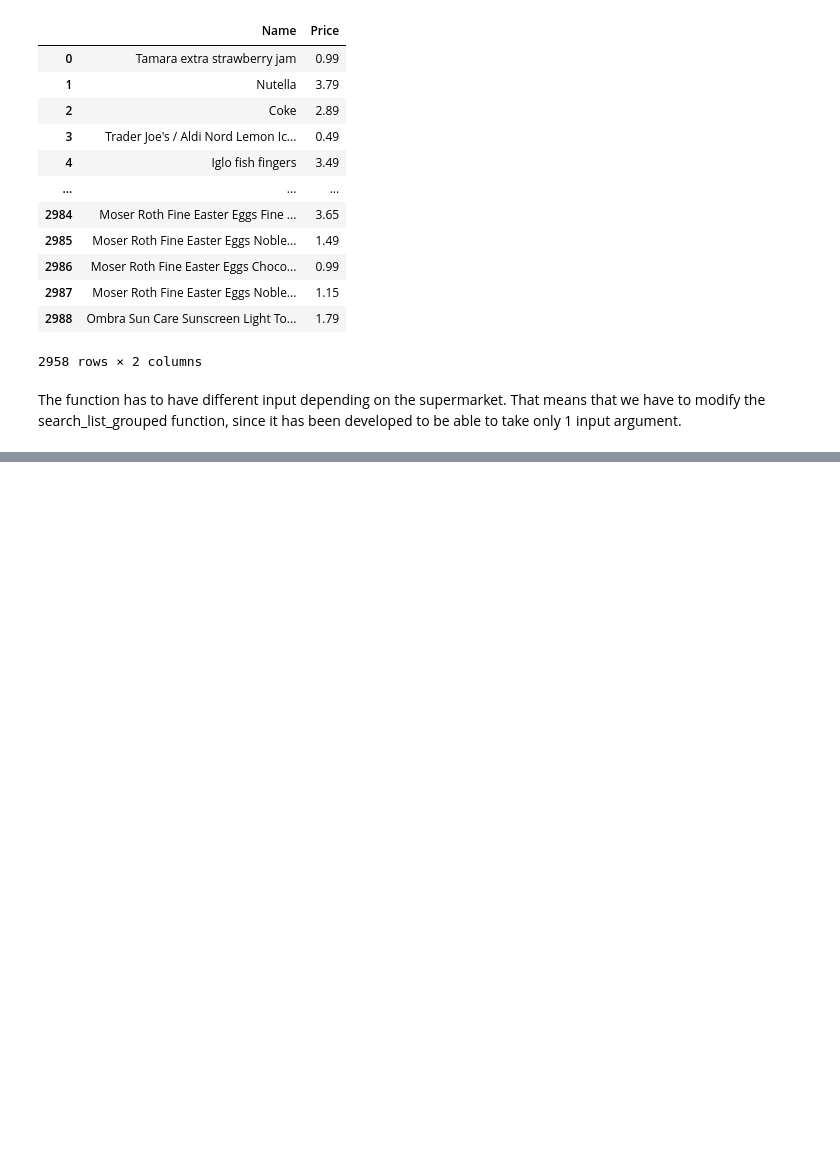
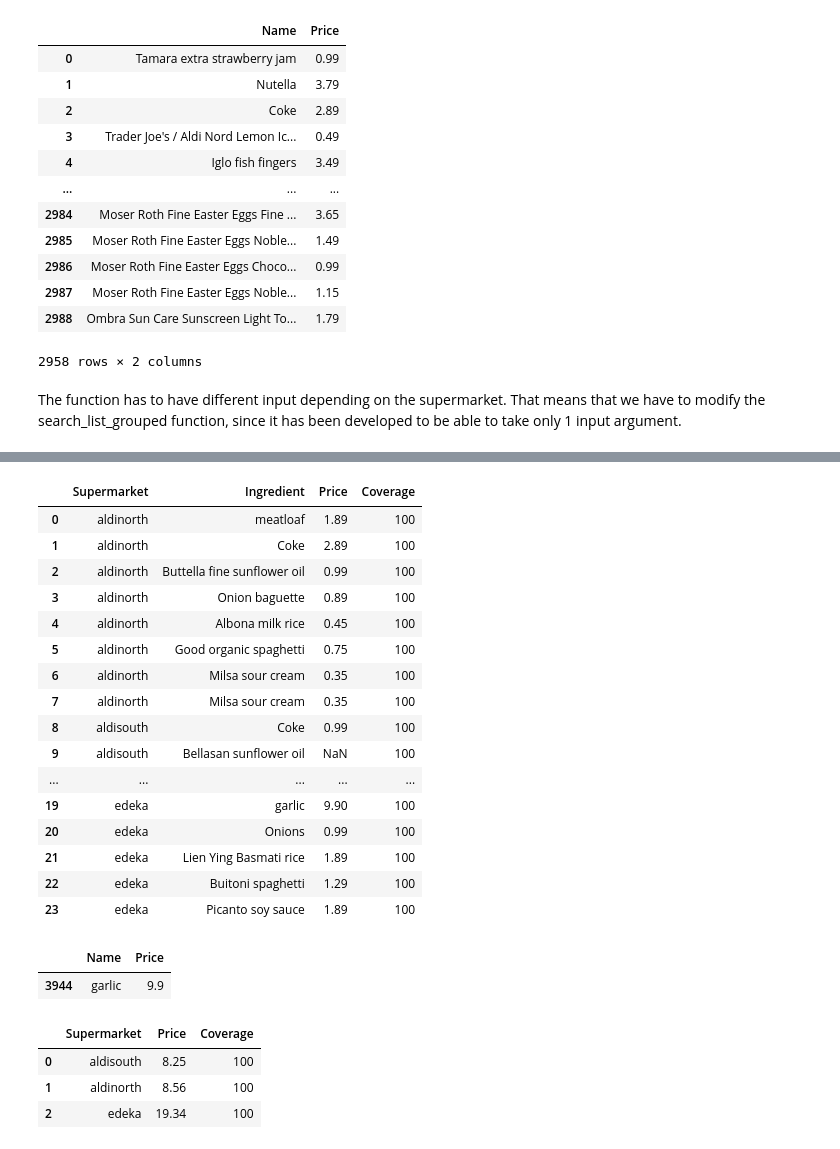
Before and after one commit to pepenunez/final-project, a Jupyter notebook: 04_supermarkets-modeling.ipynb, the cells around one changed output, grey strips where cells are left out. Cells and saved outputs as stored; diff of their text form; code cells hidden in the pictures; blank space fills up the shorter version.

Commit message:
supermarkets algorithm

```diff
--- a/04_supermarkets-modeling.ipynb
+++ b/04_supermarkets-modeling.ipynb
@@ -342,40 +337,35 @@ UNTIL HERE
 # %%
-####### COPY #######
+def get_list_products_price(ingredients:list):
 
-def search_list_grouped(aldinorth=[]:list,
-                        aldisouth=[]:list,
-                        edeka=[]:list,
-                        kaufan=[]:list,
-                        lidl=[]:list,
-                        rewe=[]:list):
+    # Create a dictionary with the supermarkets and a list with the products
+    supermarkets_p = {
+        'aldinorth': get_products(ingredients)['aldinorth'],
+        'aldisouth': get_products(ingredients)['aldisouth'],
+        'edeka': get_products(ingredients)['edeka']
+        # ...
+    }
+
     # New empty df
     result = pd.DataFrame(columns=['Supermarket', 'Ingredient', 'Price', 'Coverage'])
 
-    for market in supermarkets:
+    # Iterate and populate a df with the final result
+    for market in supermarkets_p:
 
-        a = supermarkets[market]
+        # Iterate per each product in each supermarket
+        s = supermarkets[market] # Dictionary which contains the detailed info of all products per supermarket
 
-        for ing in ingredients:
+        for ing in supermarkets_p[market]:
             try:
-                price = a[a['Name'] == ing]['Price'].values[0]
+                price = s[s['Name'] == ing]['Price'].values[0]
                 df2 = {'Supermarket': market, 'Ingredient': ing, 'Price': price, 'Coverage': 1}
                 result = result.append(df2, ignore_index=True)
             except:
                 result = result.append({'Supermarket': market, 'Ingredient': ing, 'Price': np.nan, 'Coverage': 0}, ignore_index=True)
 
+    # 'result' contains detailed information about product and price per each supermarket
+
     # Change to numeric
     result['Price'] = pd.to_numeric(result['Price'], errors='coerce')
     result['Coverage'] = pd.to_numeric(result['Coverage'], errors='coerce') * 100
 
-    # Group by 'Supermarket'
-    results = result.groupby('Supermarket').agg({'Price':'sum', 'Coverage': 'mean'}).reset_index()
-    results = results.sort_values('Price').reset_index(drop=True)
-
-    # How to display it to users
-#    for row in range(len(results)):
-#        print(f"In {row['Supermarket']} you can find {row['Coverage']}% of the ingredients for row['Price']")
-
-    return results
-
-# 'result' dataframe contains detailes information
-# 'results' dataframe contains grouped information
+    return result
@@ -383,0 +372,25 @@ SyntaxError: invalid syntax (<ipython-input-439-107bc6770184>, line 3)
+# %%
+get_list_products_price(['meat', 'Coce', 'Sunflower oil', 'Garlic', 'Onion', 'Basmati rice', 'Spaghetti', 'Miso soup', 'Tempeh', 'Soya Sauce'])
+# %% [output]
+|  | Supermarket | Ingredient | Price | Coverage |
+| 0 | aldinorth | meatloaf | 1.89 | 100 |
+| 1 | aldinorth | Coke | 2.89 | 100 |
+| 2 | aldinorth | Buttella fine sunflower oil | 0.99 | 100 |
+| 3 | aldinorth | Onion baguette | 0.89 | 100 |
+| 4 | aldinorth | Albona milk rice | 0.45 | 100 |
+| 5 | aldinorth | Good organic spaghetti | 0.75 | 100 |
+| 6 | aldinorth | Milsa sour cream | 0.35 | 100 |
+| 7 | aldinorth | Milsa sour cream | 0.35 | 100 |
+| 8 | aldisouth | Coke | 0.99 | 100 |
+| 9 | aldisouth | Bellasan sunflower oil | NaN | 100 |
+| ... | ... | ... | ... | ... |
+| 19 | edeka | garlic | 9.90 | 100 |
+| 20 | edeka | Onions | 0.99 | 100 |
+| 21 | edeka | Lien Ying Basmati rice | 1.89 | 100 |
+| 22 | edeka | Buitoni spaghetti | 1.29 | 100 |
+| 23 | edeka | Picanto soy sauce | 1.89 | 100 |
+# %%
+supermarkets['edeka'][supermarkets['edeka']['Name'] == 'garlic']
+# %% [output]
+|  | Name | Price |
+| 3944 | garlic | 9.9 |
@@ -383,0 +411,7 @@ SyntaxError: invalid syntax (<ipython-input-439-107bc6770184>, line 3)
+# %%
+get_supermarket_choice(['meat', 'Coce', 'Sunflower oil', 'Garlic', 'Onion', 'Basmati rice', 'Spaghetti', 'Miso soup', 'Tempeh', 'Soya Sauce'])
+# %% [output]
+|  | Supermarket | Price | Coverage |
+| 0 | aldisouth | 8.25 | 100 |
+| 1 | aldinorth | 8.56 | 100 |
+| 2 | edeka | 19.34 | 100 |
```
Also changed, not shown: parts of 9 cells of this notebook, 1 other file.
